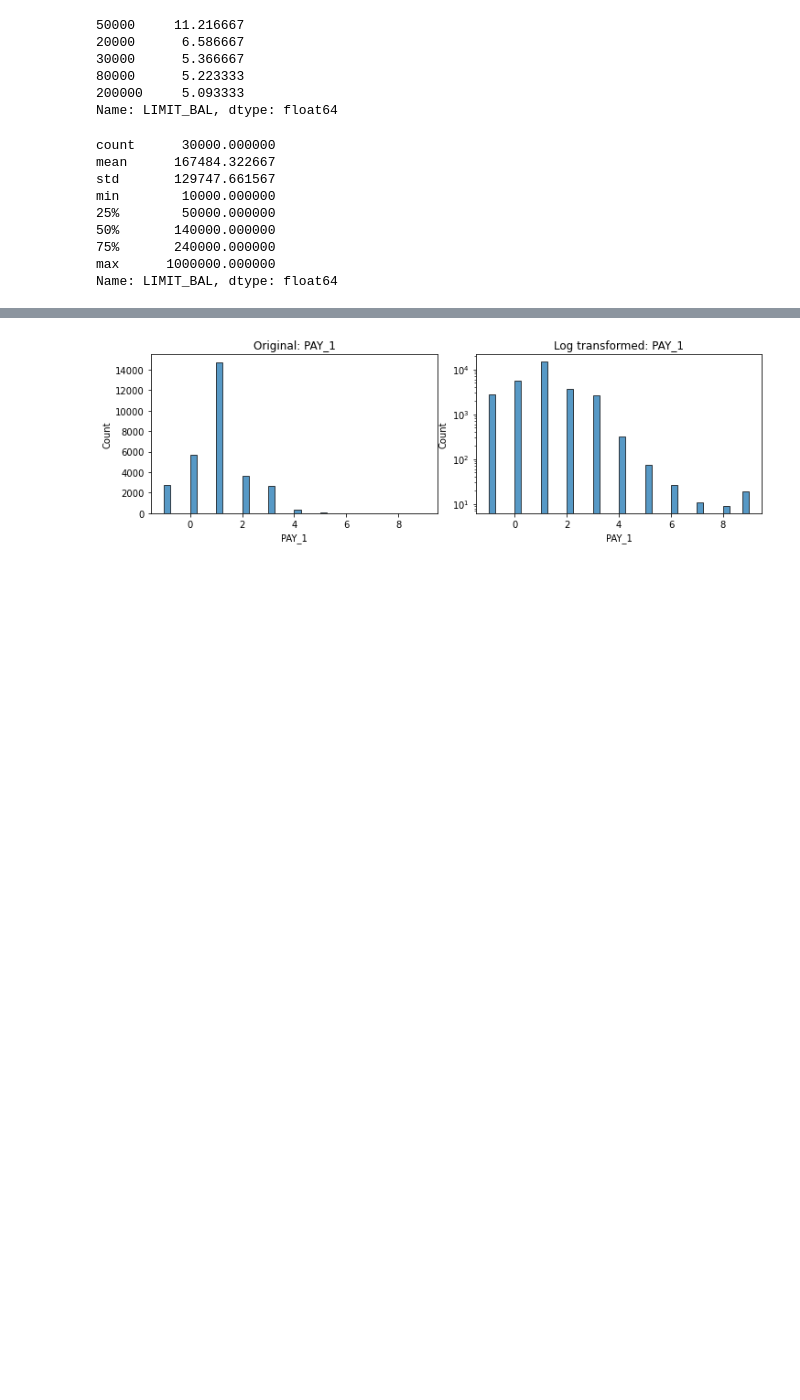
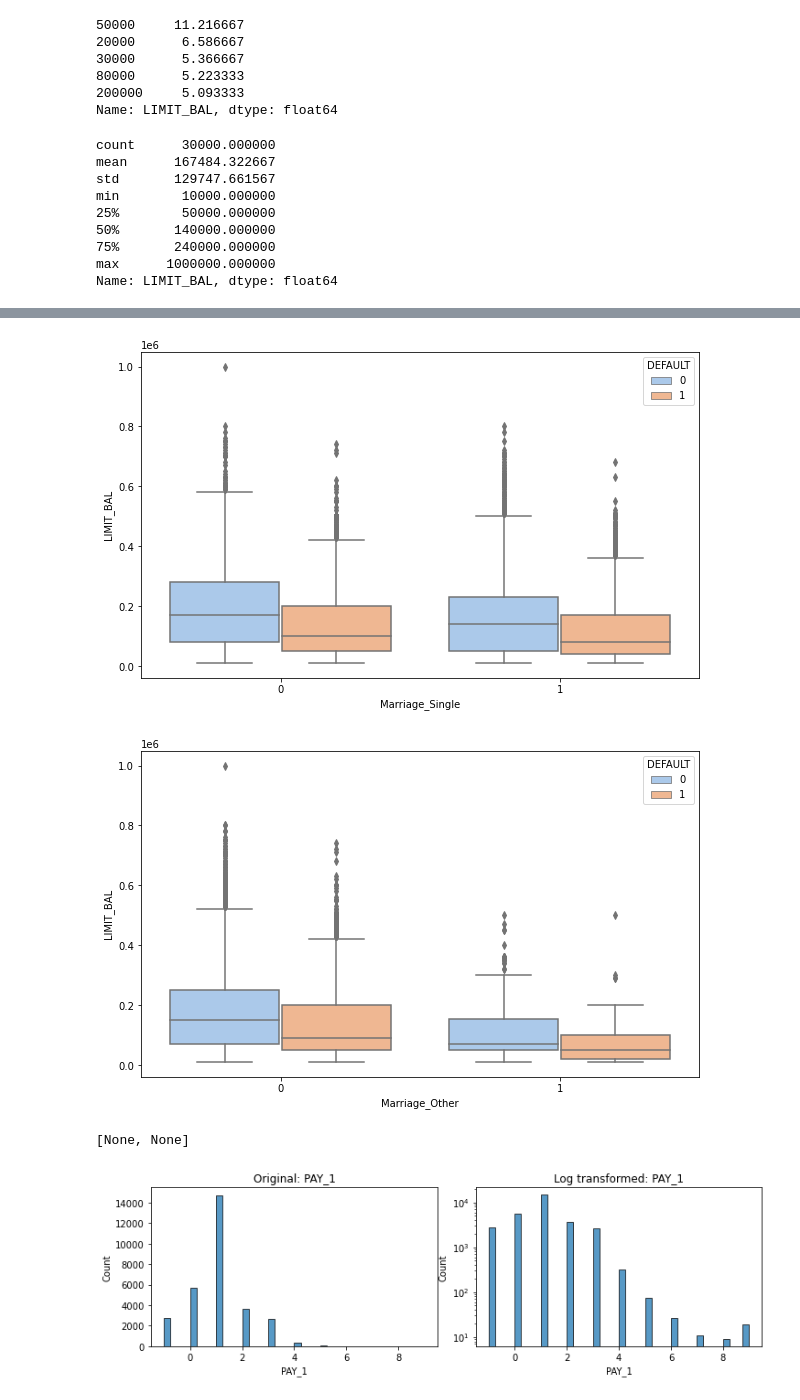
Before and after one commit to apayal/capstone_project, a Jupyter notebook: _notebooks/2022-07-01-eda.ipynb, the cells around one changed output, grey strips where cells are left out. Drawn from its saved outputs; the diff is of its cells as text; code cells hidden in the pictures; blank space fills up the shorter version.

```diff
--- a/_notebooks/2022-07-01-eda.ipynb
+++ b/_notebooks/2022-07-01-eda.ipynb
@@ -164,3 +166,9 @@ boxplot_comparison('EDUCATION_', 'LIMIT_BAL', 10)
+# %%
+[boxplot_comparison(x, 'LIMIT_BAL', 10) for x in credit_df.columns if x.startswith('M')]
+# %% [output]
+[figure, added]
+[figure, added]
+[None, None]
 # %%
 #idk if this works
 for col in credit_df_clean.columns[4:22]:
```
Also changed, not shown: parts of 17 cells of this notebook, 1 other file.
